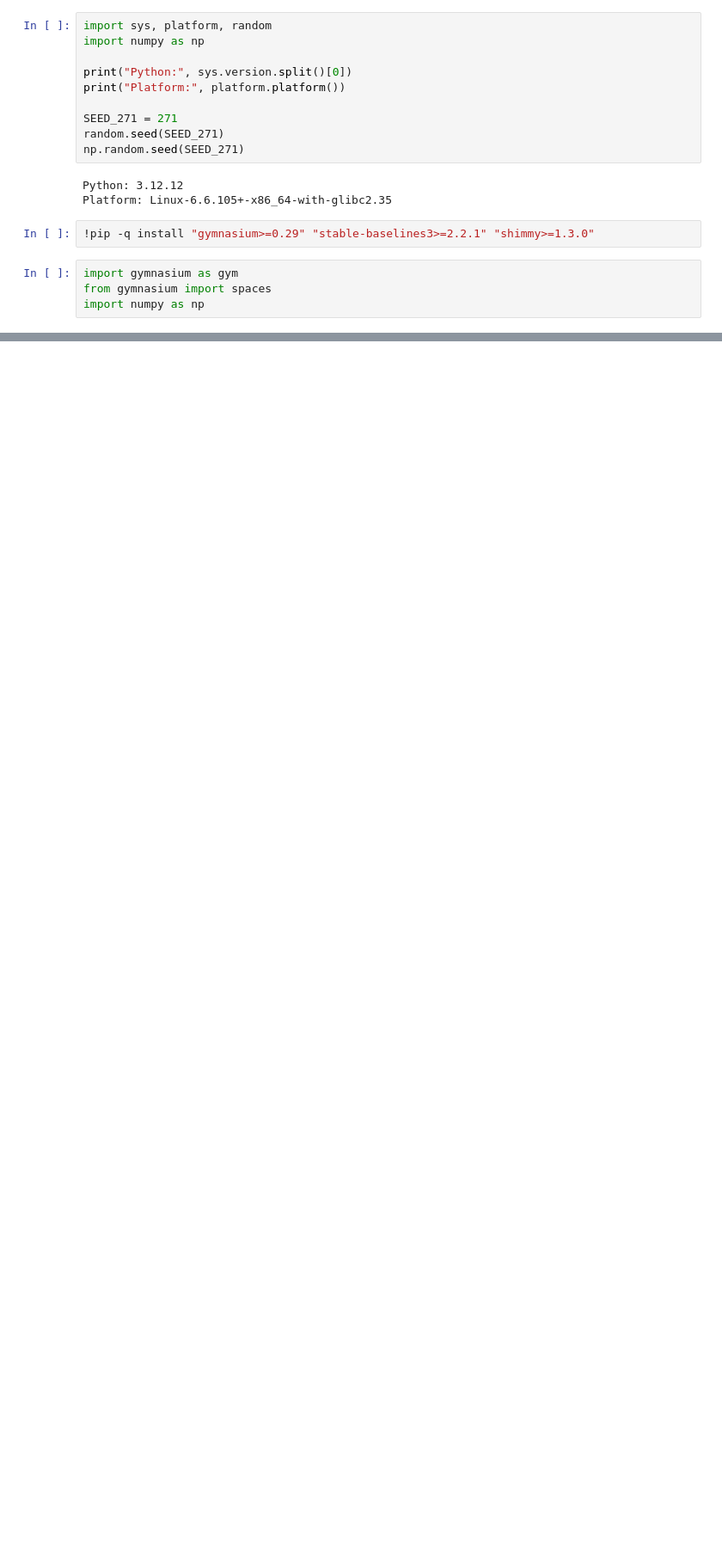
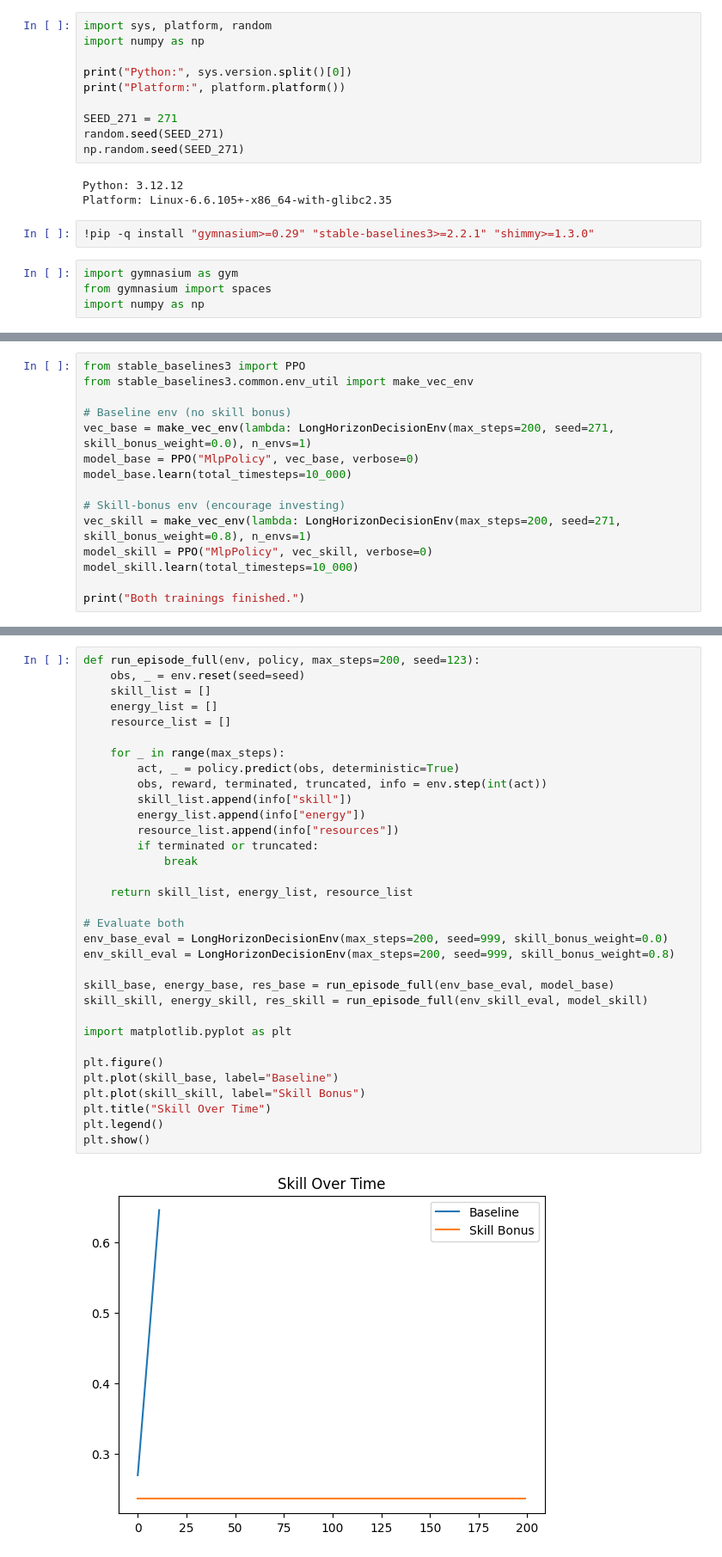
Before and after one commit to HarshithaGM01/customRLEnv, a Jupyter notebook: CustomRLEnv.ipynb, the cells around one changed output, grey strips where cells are left out. Shown at 86% size. Cells and saved outputs as stored; diff of their text form; blank space fills up the shorter version.

```diff
--- a/CustomRLEnv.ipynb
+++ b/CustomRLEnv.ipynb
@@ -478,0 +387,15 @@ Patched step source contains recursion? False
+# %%
+from stable_baselines3 import PPO
+from stable_baselines3.common.env_util import make_vec_env
+
+# Baseline env (no skill bonus)
+vec_base = make_vec_env(lambda: LongHorizonDecisionEnv(max_steps=200, seed=271, skill_bonus_weight=0.0), n_envs=1)
+model_base = PPO("MlpPolicy", vec_base, verbose=0)
+model_base.learn(total_timesteps=10_000)
+
+# Skill-bonus env (encourage investing)
+vec_skill = make_vec_env(lambda: LongHorizonDecisionEnv(max_steps=200, seed=271, skill_bonus_weight=0.8), n_envs=1)
+model_skill = PPO("MlpPolicy", vec_skill, verbose=0)
+model_skill.learn(total_timesteps=10_000)
+
+print("Both trainings finished.")
@@ -478,0 +456,35 @@ Patched step source contains recursion? False
+# %%
+def run_episode_full(env, policy, max_steps=200, seed=123):
+    obs, _ = env.reset(seed=seed)
+    skill_list = []
+    energy_list = []
+    resource_list = []
+
+    for _ in range(max_steps):
+        act, _ = policy.predict(obs, deterministic=True)
+        obs, reward, terminated, truncated, info = env.step(int(act))
+        skill_list.append(info["skill"])
+        energy_list.append(info["energy"])
+        resource_list.append(info["resources"])
+        if terminated or truncated:
+            break
+
+    return skill_list, energy_list, resource_list
+
+# Evaluate both
+env_base_eval = LongHorizonDecisionEnv(max_steps=200, seed=999, skill_bonus_weight=0.0)
+env_skill_eval = LongHorizonDecisionEnv(max_steps=200, seed=999, skill_bonus_weight=0.8)
+
+skill_base, energy_base, res_base = run_episode_full(env_base_eval, model_base)
+skill_skill, energy_skill, res_skill = run_episode_full(env_skill_eval, model_skill)
+
+import matplotlib.pyplot as plt
+
+plt.figure()
+plt.plot(skill_base, label="Baseline")
+plt.plot(skill_skill, label="Skill Bonus")
+plt.title("Skill Over Time")
+plt.legend()
+plt.show()
+# %% [output]
+[figure, added]
```
Also changed, not shown: parts of 12 cells of this notebook.
